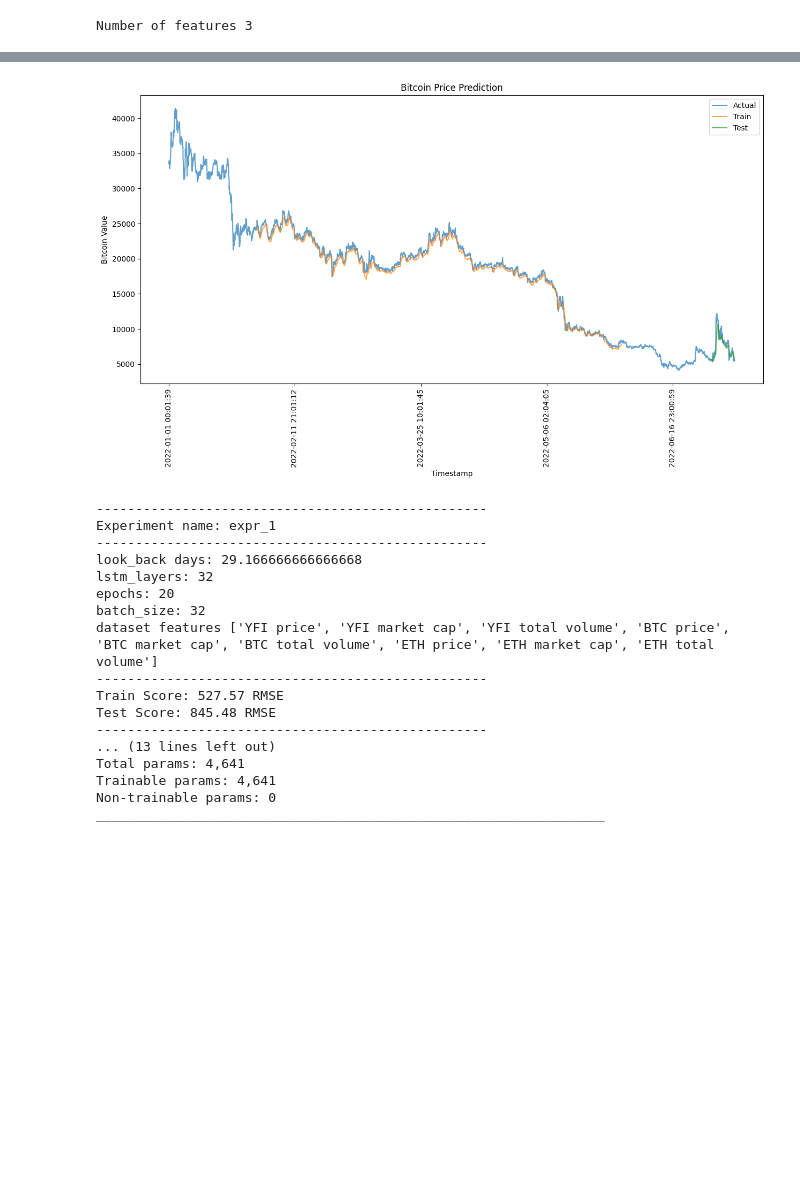
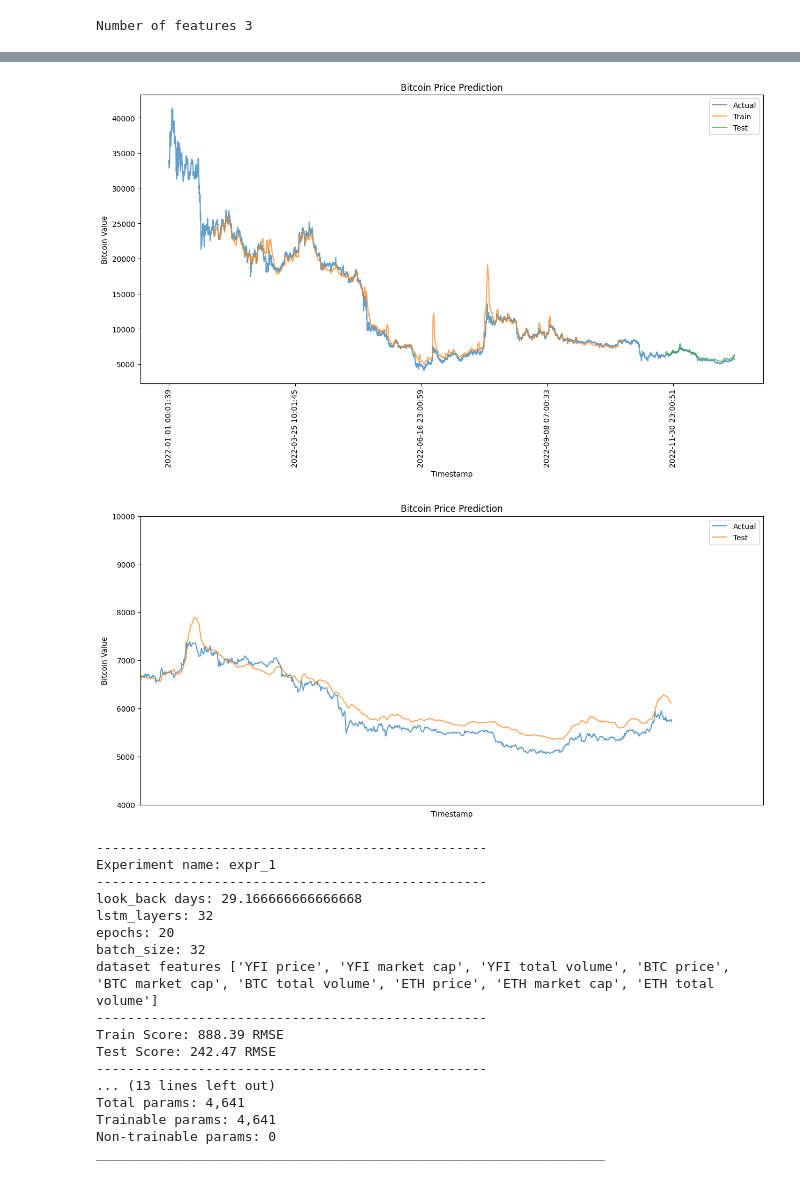
Before and after one commit to santi1234567/altcoin-LSTM-prediction, a Jupyter notebook: main.ipynb, the cells around one changed output, grey strips where cells are left out. Saved outputs shown, nothing was run; the diff lists cells and outputs as text; code cells hidden in the pictures; blank space fills up the shorter version.

```diff
--- a/main.ipynb
+++ b/main.ipynb
@@ -87,11 +88,15 @@ Testing dataset length  899
 look_back  700
 # %%
 # create and fit the LSTM network
-
+import winsound
+duration = 3000  # milliseconds
+freq = 440  # Hz
 model = Sequential()
 model.add(LSTM(lstm_layers, input_shape=(look_back,num_of_features)))
 model.add(Dense(1))
+model.add(Dropout(0.2))
 #model.compile(loss='mean_squared_error', optimizer='adam')
 model.compile(loss=LogCosh(), optimizer='adam')
-history= model.fit(trainX, trainY,validation_split=0.10, epochs=epochs, batch_size=batch_size,shuffle=False)
+history= model.fit(trainX, trainY,validation_split=0.020, epochs=epochs, batch_size=batch_size,shuffle=False)
+winsound.Beep(freq, duration)
 # %% [output]
@@ -162,31 +151,50 @@ testScore_MAE = np.sum(np.absolute(testY - testPredict))/len(testY)
 # %%
 # shift train predictions for plotting
 trainPredictPlot = np.empty_like(dataset)
 trainPredictPlot[:, :] = np.nan
 trainPredictPlot[look_back:len(trainPredict)+look_back, pred_col] = trainPredict
 
 # shift test predictions for plotting
 testPredictPlot = np.empty_like(dataset)
 testPredictPlot[:, :] = np.nan
 testPredictPlot[len(trainPredict)+(look_back*2)+1:len(dataset)-1, pred_col] = testPredict
 
 # contruct pandas dataframe for plotting
 time_df = pd.DataFrame(data.index)
 time_df['Actual'] = scaler.inverse_transform(dataset)[:,pred_col]
 df1 = pd.DataFrame(trainPredictPlot[:,pred_col],columns=['Train'])
 df2 = pd.DataFrame(testPredictPlot[:,pred_col],columns=['Test'])
 time_df2 = pd.concat([time_df, df1, df2], axis=1, sort=False)
 time_df2.set_index('timestamp',inplace=True)
 
 # plot the output
 fig, ax = plt.subplots(figsize=(15,7))
 time_df2.plot(ax=ax,rot=90,alpha=0.7)
 plt.xlabel('Timestamp')
 plt.ylabel('Bitcoin Value')
 plt.title('Bitcoin Price Prediction')
 plt.savefig('./results/'+expr_name + '.png',bbox_inches = "tight")
+
+
+time_df['Actual'] = scaler.inverse_transform(dataset)[:,pred_col]
+df2 = pd.DataFrame(testPredictPlot[:,pred_col],columns=['Test'])
+time_df2 = pd.concat([time_df,df2], axis=1, sort=False)
+time_df2.set_index('timestamp',inplace=True)
+first_test_point = df2.first_valid_index()
+# plot the output
+fig2, ax2 = plt.subplots(figsize=(15,7))
+time_df2.plot(ax=ax2,rot=90,alpha=0.7)
+left, right = plt.xlim()
+plt.xlabel('Timestamp')
+plt.ylabel('Bitcoin Value')
+plt.xlim(0.85*right,0.97*right)
+plt.ylim(4000,10000)
+
+plt.title('Bitcoin Price Prediction')
+plt.savefig('./results/'+expr_name+'_zoom' + '.png',bbox_inches = "tight")
 # %% [output]
-[figure, old version]
+[figure, new version]
+[figure, added]
 # %%
 print('-' * 50)
 print('Experiment name:', expr_name)
@@ -220,8 +228,8 @@ epochs: 20
 batch_size: 32
 dataset features ['YFI price', 'YFI market cap', 'YFI total volume', 'BTC price', 'BTC market cap', 'BTC total volume', 'ETH price', 'ETH market cap', 'ETH total volume']
 --------------------------------------------------
-Train Score: 527.57 RMSE
-Test Score: 845.48 RMSE
+Train Score: 888.39 RMSE
+Test Score: 242.47 RMSE
 --------------------------------------------------
 ... (13 lines left out)
 Total params: 4,641
```
Also changed, not shown: parts of 6 cells of this notebook.
